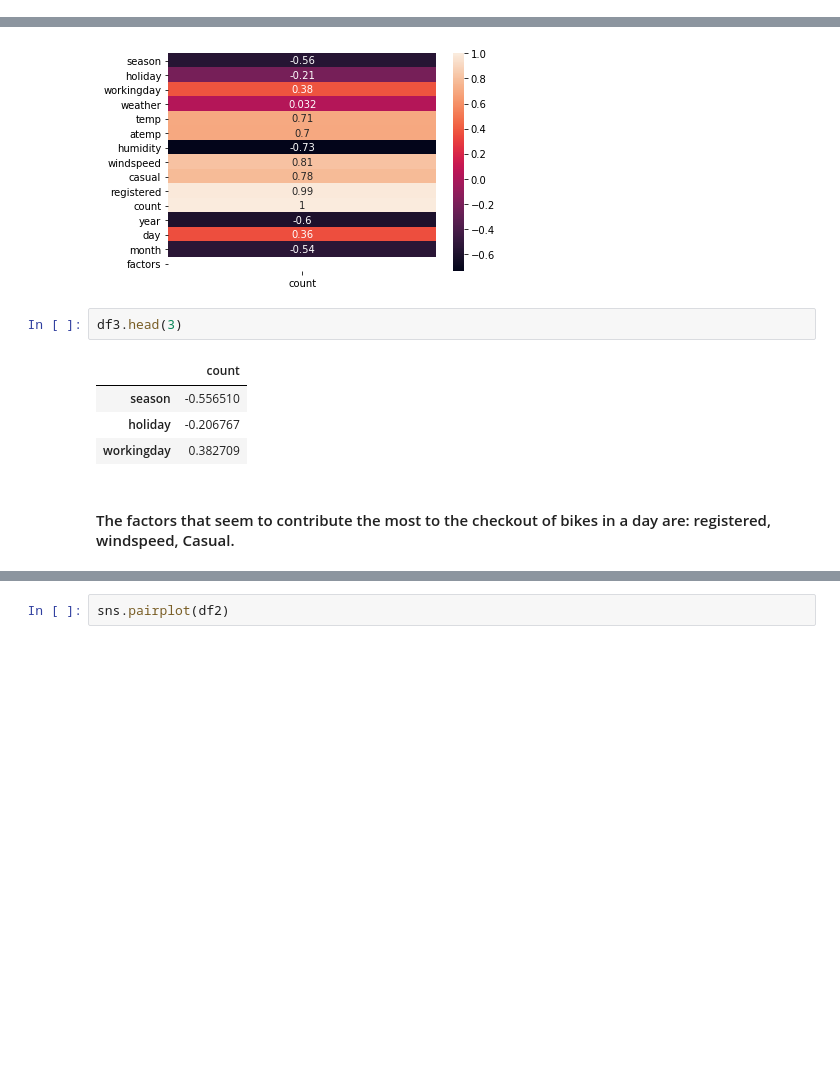
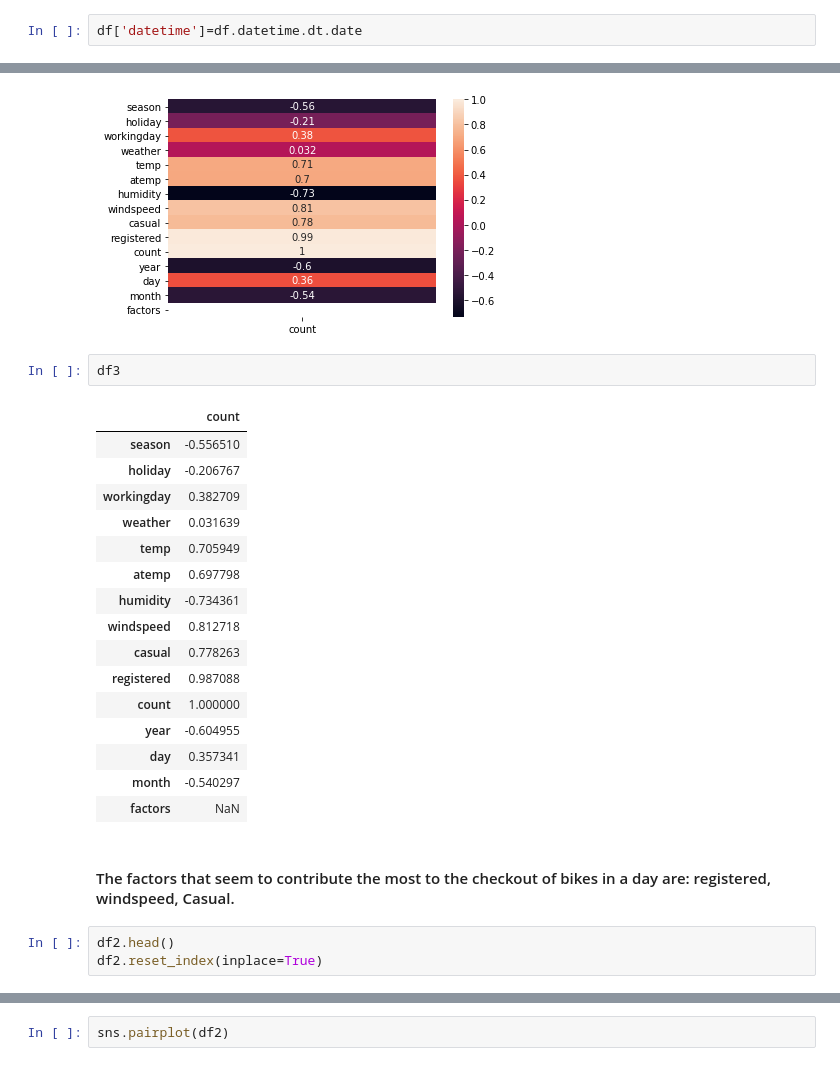
Before and after one commit to Basmatz/Spiced-bootcamp, a Jupyter notebook: Week3/Bike_project.ipynb, the cells around one changed output, grey strips where cells are left out. Cells and saved outputs as stored; diff of their text form; blank space fills up the shorter version.

```diff
--- a/Week3/Bike_project.ipynb
+++ b/Week3/Bike_project.ipynb
@@ -63,6 +62,8 @@ df['day']=df.datetime.dt.day
 df['month']=df.datetime.dt.month
 # %%
 df['hour']=df.datetime.dt.hour
+# %%
+df['datetime']=df.datetime.dt.date
 # %%
 df.head(3)
 # %% [output]
@@ -91,11 +124,26 @@ sns.heatmap(df3, annot=True)
 <matplotlib.axes._subplots.AxesSubplot at 0x...>
 [figure]
 # %%
-df3.head(3)
+df3
 # %% [output]
 |  | count |
 | season | -0.556510 |
 | holiday | -0.206767 |
 | workingday | 0.382709 |
+| weather | 0.031639 |
+| temp | 0.705949 |
+| atemp | 0.697798 |
+| humidity | -0.734361 |
+| windspeed | 0.812718 |
+| casual | 0.778263 |
+| registered | 0.987088 |
+| count | 1.000000 |
+| year | -0.604955 |
+| day | 0.357341 |
+| month | -0.540297 |
+| factors | NaN |
 # %% [markdown]
 #### The factors that seem to contribute the most to the checkout of bikes in a day are: registered, windspeed, Casual.
+# %%
+df2.head()
+df2.reset_index(inplace=True)
```
Also changed, not shown: parts of 45 cells of this notebook.
